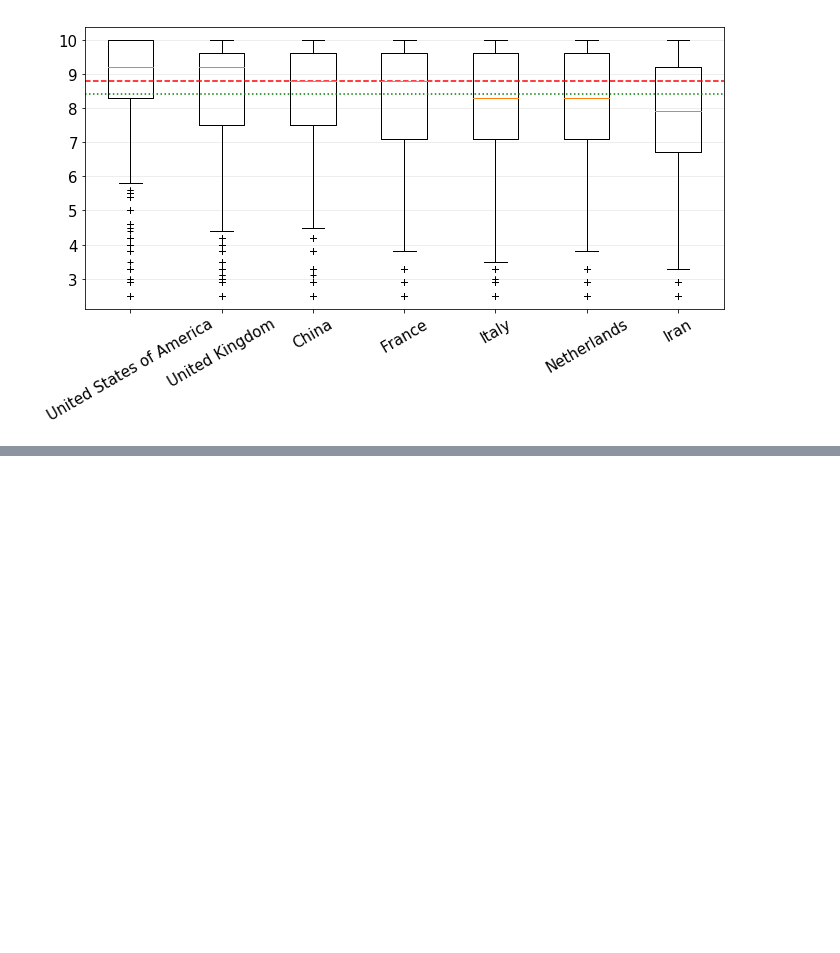
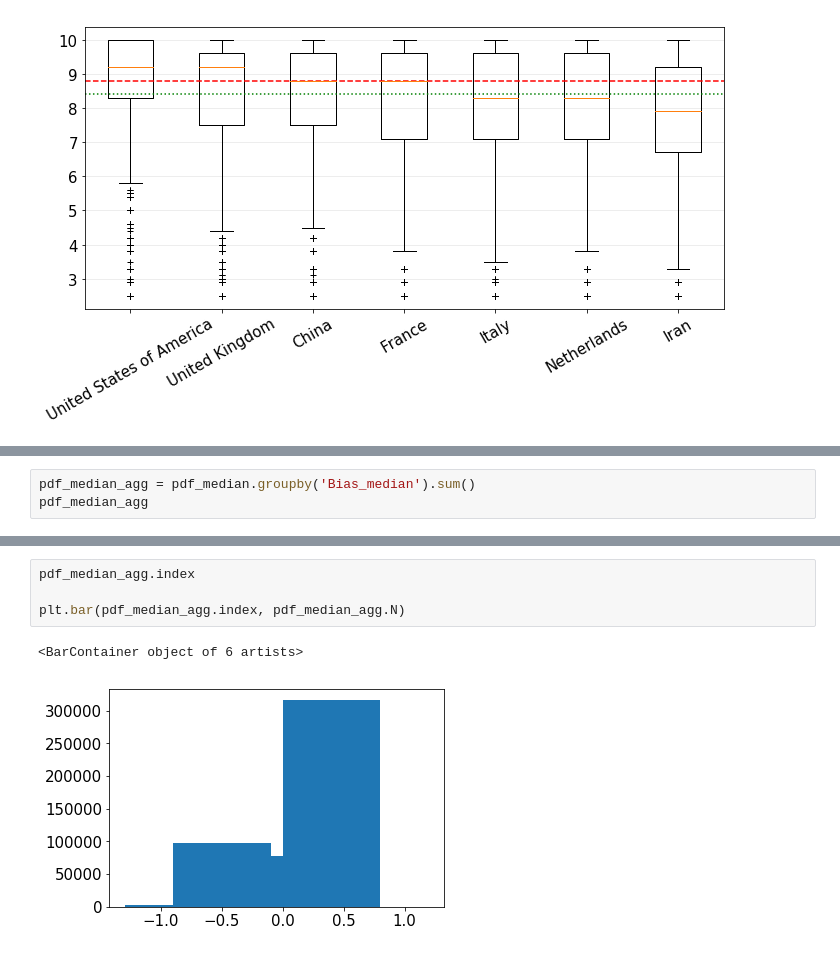
Before and after one commit to sfncrp/pyspark_hotel_reviews, a Jupyter notebook: ddam_project/PARTE_1.2_nationality_bias.ipynb, the cells around one changed output, grey strips where cells are left out. Drawn from its saved outputs; the diff is of its cells as text; blank space fills up the shorter version.

```diff
--- a/ddam_project/PARTE_1.2_nationality_bias.ipynb
+++ b/ddam_project/PARTE_1.2_nationality_bias.ipynb
@@ -279,0 +299,3 @@ plt.savefig('images/nationality_bias.pdf')
+# %%
+pdf_median_agg = pdf_median.groupby('Bias_median').sum()
+pdf_median_agg
@@ -279,0 +349,7 @@ plt.savefig('images/nationality_bias.pdf')
+# %%
+pdf_median_agg.index
+
+plt.bar(pdf_median_agg.index, pdf_median_agg.N)
+# %% [output]
+<BarContainer object of 6 artists>
+[figure, added]
```
Also changed, not shown: parts of 11 cells of this notebook, 3 other files.
